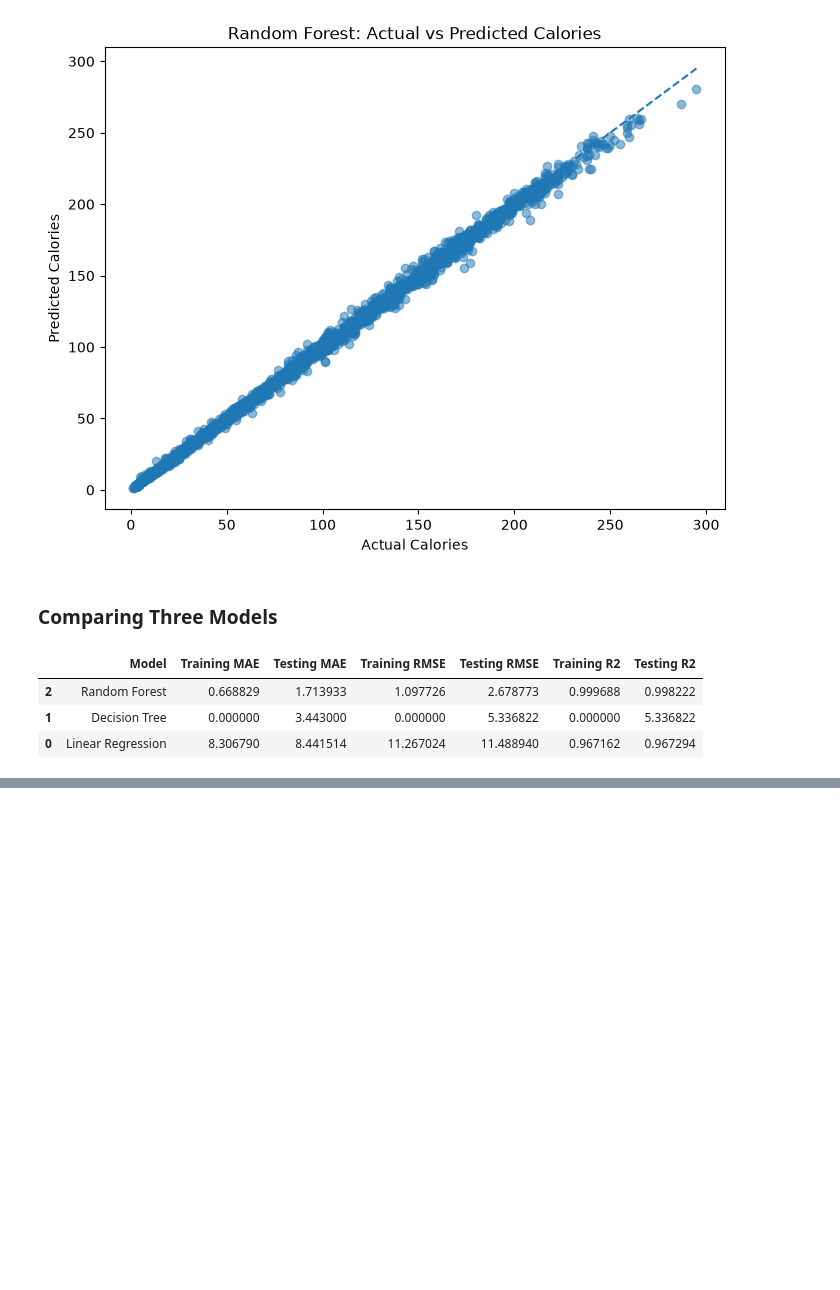
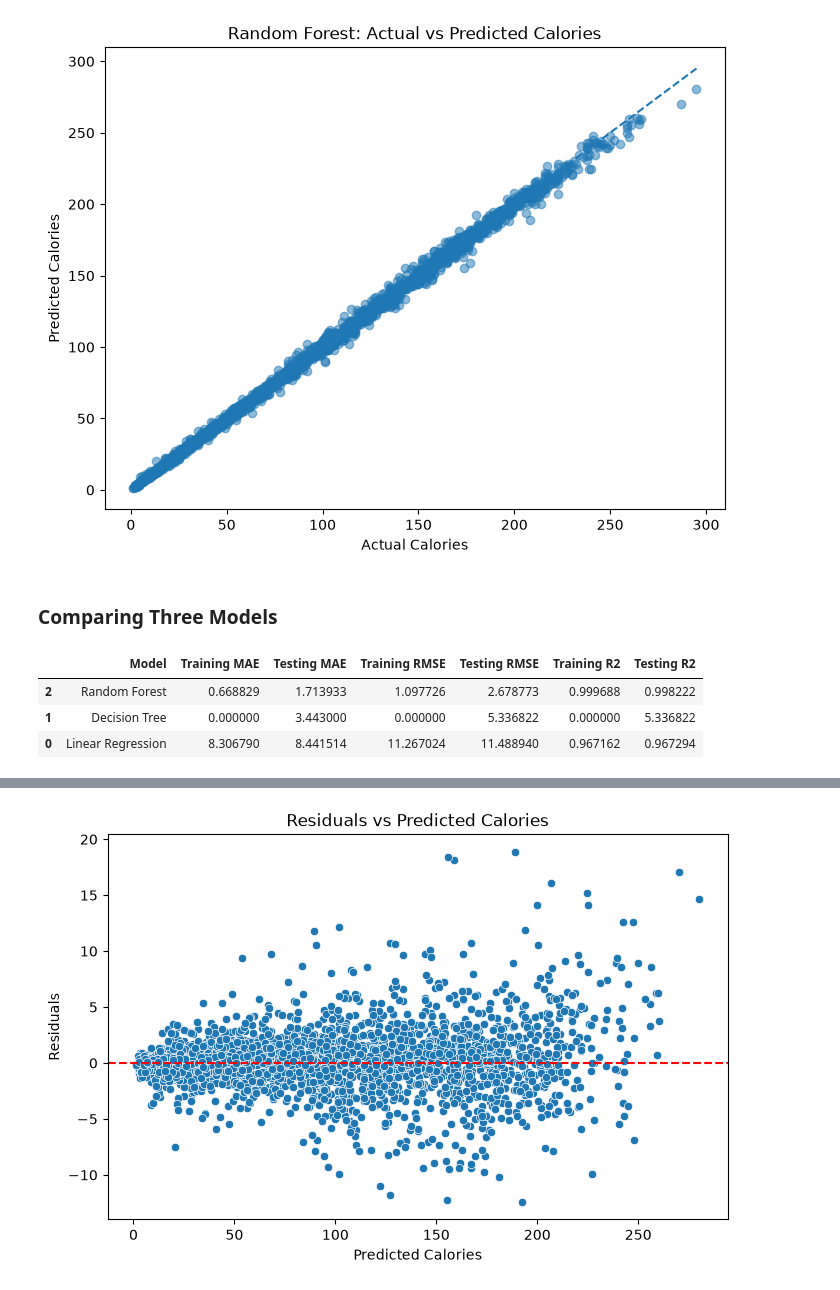
Before and after one commit to Jayadevika-jd/FitPredict, a Jupyter notebook: Notebooks/Fitpredict_preprocessinng.ipynb, the cells around one changed output, grey strips where cells are left out. Saved outputs shown, nothing was run; the diff lists cells and outputs as text; code cells hidden in the pictures; blank space fills up the shorter version.

```diff
--- a/Notebooks/Fitpredict_preprocessinng.ipynb
+++ b/Notebooks/Fitpredict_preprocessinng.ipynb
@@ -1171,0 +1617,16 @@ display(model_comparison.sort_values(by="Testing RMSE" ))
+# %%
+plt.figure(figsize=(8, 5))
+
+sns.scatterplot( x=rf_test_predictions, y=rf_residuals)
+
+plt.axhline(y=0, color="red", linestyle="--")
+
+plt.title("Residuals vs Predicted Calories")
+
+plt.xlabel("Predicted Calories")
+
+plt.ylabel("Residuals")
+
+plt.show()
+# %% [output]
+[figure, added]
```
Also changed, not shown: parts of 37 cells of this notebook.
